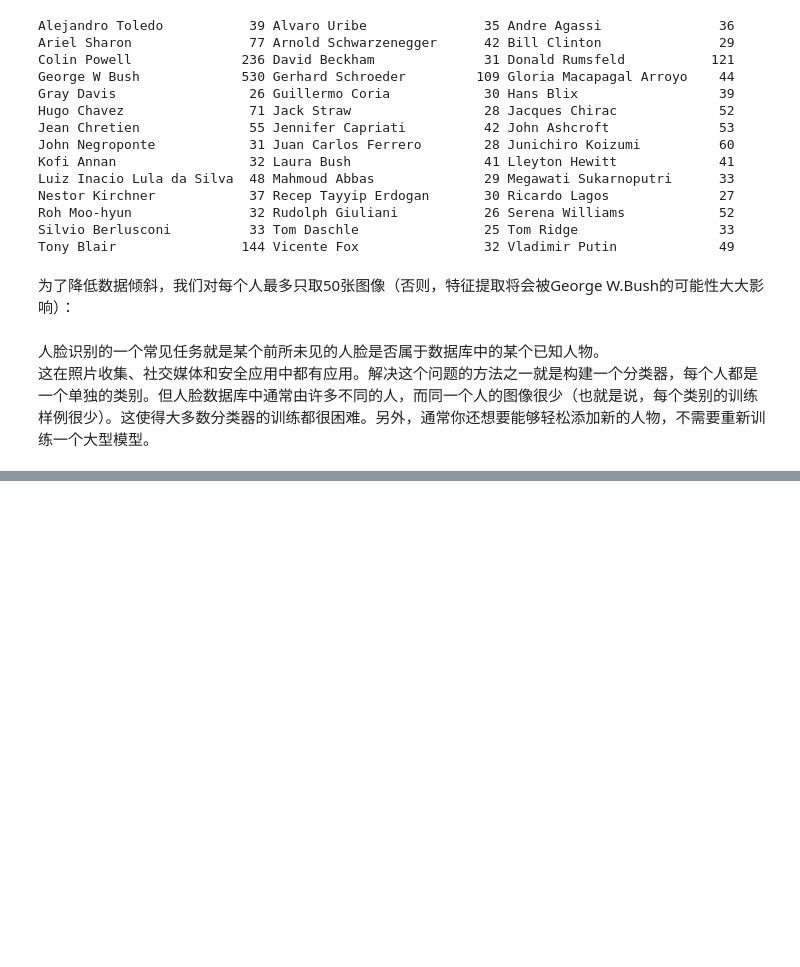
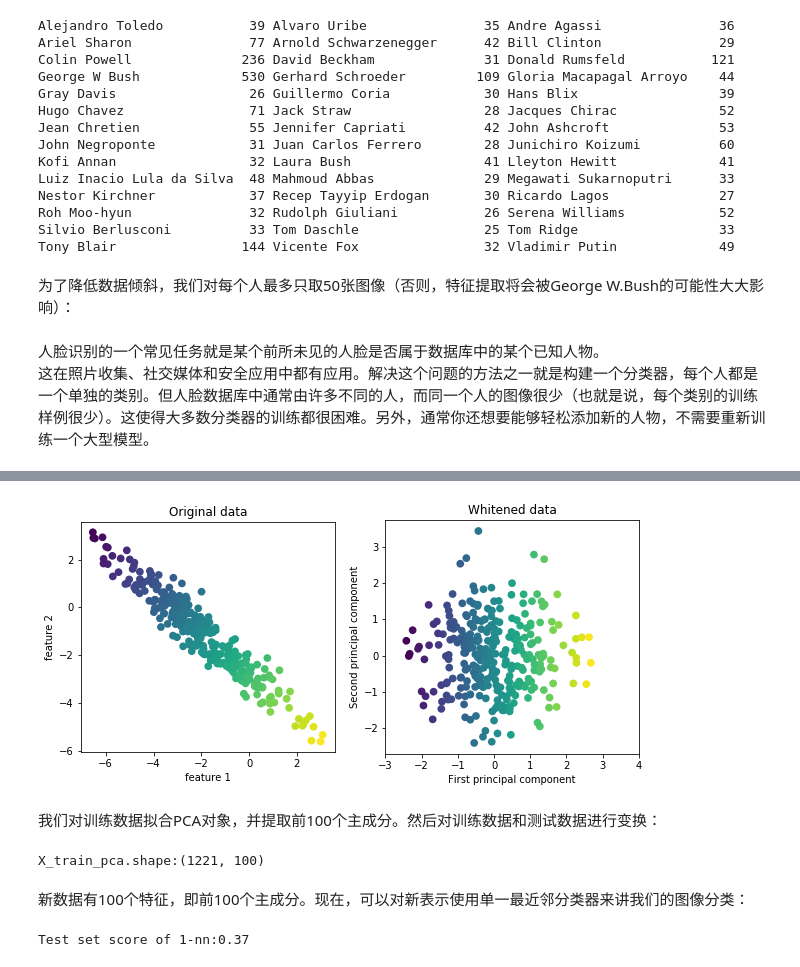
Before and after one commit to foragile/introduction_to_machine_learning_with_python, a Jupyter notebook: chapter03/无监督学习.ipynb, the cells around one changed output, grey strips where cells are left out. Cells and saved outputs as stored; diff of their text form; code cells hidden in the pictures; blank space fills up the shorter version.

```diff
--- a/chapter03/无监督学习.ipynb
+++ b/chapter03/无监督学习.ipynb
@@ -432,0 +449,22 @@ X_people=X_people/255
+# %%
+mglearn.plots.plot_pca_whitening()
+# %% [output]
+[figure, added]
+# %% [markdown]
+我们对训练数据拟合PCA对象，并提取前100个主成分。然后对训练数据和测试数据进行变换：
+# %%
+pca=PCA(n_components=100,whiten=True,random_state=0).fit(X_train)
+X_train_pca=pca.transform(X_train)
+X_test_pca=pca.transform(X_test)
+
+print("X_train_pca.shape:{}".format(X_train_pca.shape))
+# %% [output]
+X_train_pca.shape:(1221, 100)
+# %% [markdown]
+新数据有100个特征，即前100个主成分。现在，可以对新表示使用单一最近邻分类器来讲我们的图像分类：
+# %%
+knn=KNeighborsClassifier(n_neighbors=1)
+knn.fit(X_train_pca,y_train)
+print("Test set score of 1-nn:{:.2f}".format(knn.score(X_test_pca,y_test)))
+# %% [output]
+Test set score of 1-nn:0.37
```
Also changed, not shown: parts of 7 cells of this notebook.
